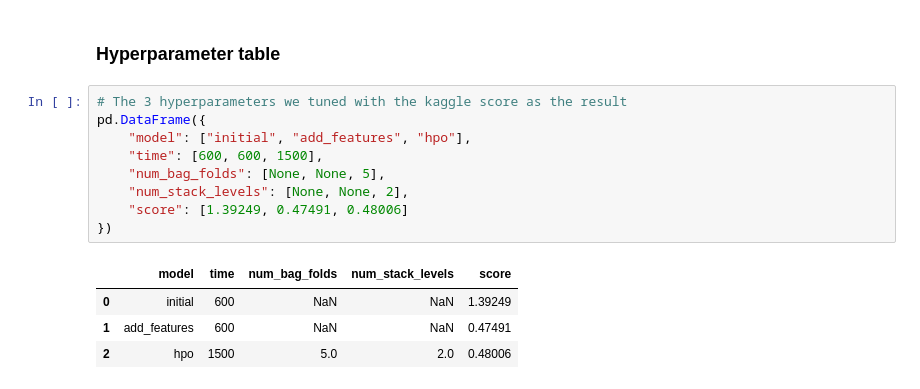
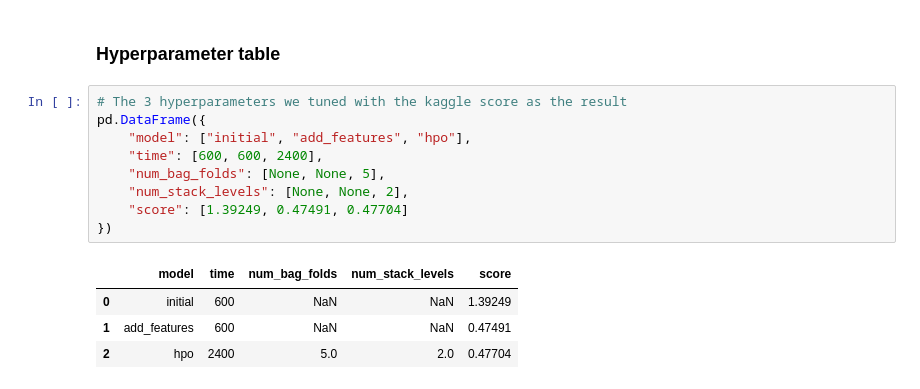
Before and after one commit to jqchen24/bike_share_demand, a Jupyter notebook: bike_sharing_demand_prediction.ipynb, the cells around one changed output. Cells and saved outputs as stored; diff of their text form.

```diff
--- a/bike_sharing_demand_prediction.ipynb
+++ b/bike_sharing_demand_prediction.ipynb
@@ -782,14 +783,14 @@ fig.savefig('img/model_test_score.png')
 # %%
 # The 3 hyperparameters we tuned with the kaggle score as the result
 pd.DataFrame({
     "model": ["initial", "add_features", "hpo"],
-    "time": [600, 600, 1500],
+    "time": [600, 600, 2400],
     "num_bag_folds": [None, None, 5],
     "num_stack_levels": [None, None, 2],
-    "score": [1.39249, 0.47491, 0.48006]
+    "score": [1.39249, 0.47491, 0.47704]
 })
 # %% [output]
 |  | model | time | num_bag_folds | num_stack_levels | score |
 | 0 | initial | 600 | NaN | NaN | 1.39249 |
 | 1 | add_features | 600 | NaN | NaN | 0.47491 |
-| 2 | hpo | 1500 | 5.0 | 2.0 | 0.48006 |
+| 2 | hpo | 2400 | 5.0 | 2.0 | 0.47704 |
```
Also changed, not shown: parts of 7 cells of this notebook, 3 other files.
